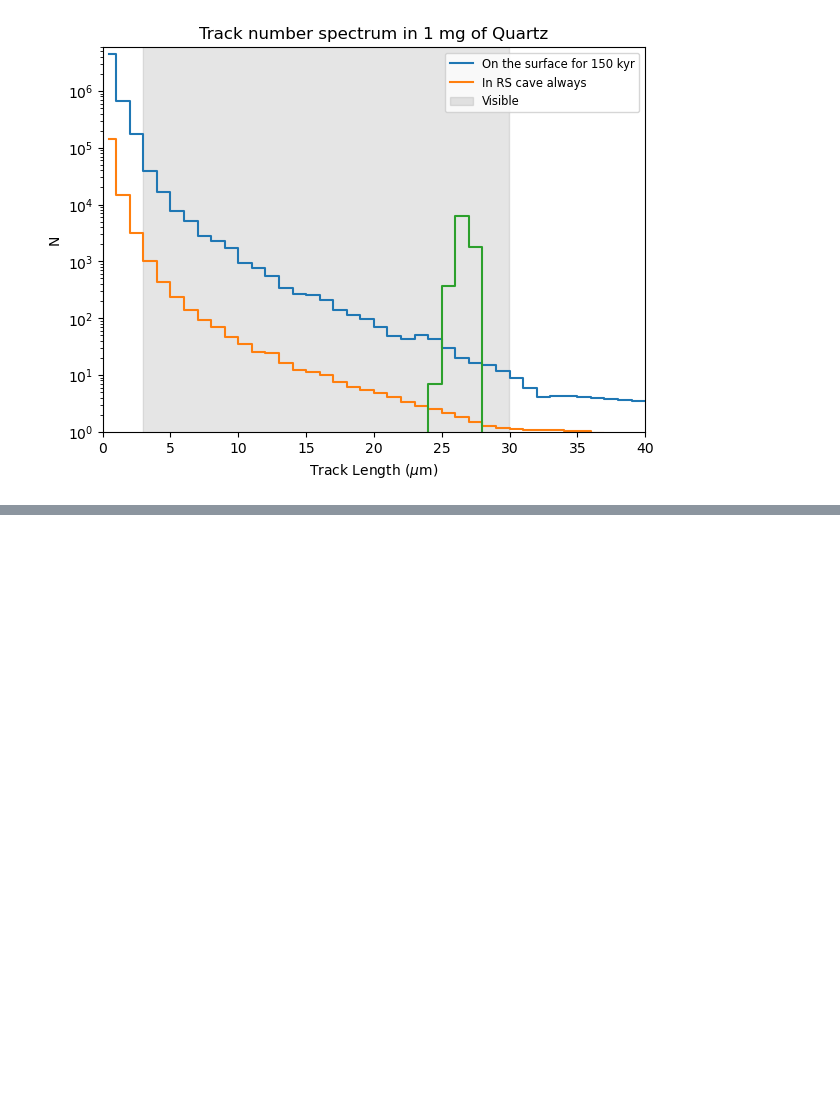
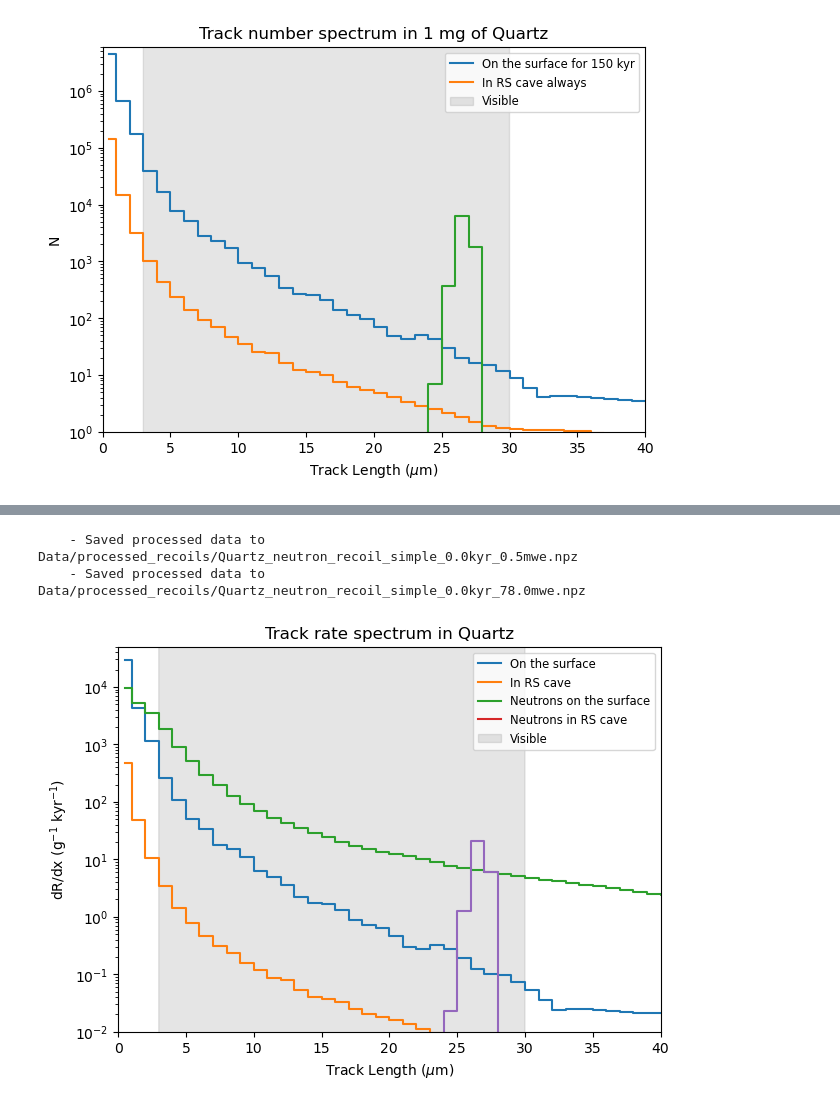
Before and after one commit to cgalelli/PrimusCode, a Jupyter notebook: RSC_analysis.ipynb, the cells around one changed output, grey strips where cells are left out. Drawn from its saved outputs; the diff is of its cells as text; code cells hidden in the pictures; blank space fills up the shorter version.

Commit message:
Partial fix of neutrons

```diff
--- a/RSC_analysis.ipynb
+++ b/RSC_analysis.ipynb
@@ -206,0 +207,10 @@ Expected counts with efficiency: 27897.178359592366 in the "down" scenario, 8583
+# %%
+mineral._interpolate_flux_scenarios(scenario_config_simple, species='neutron')
+
+mineral._load_depth_interpolators(species='neutron')
+
+mineral._process_geant4_data(t_kyr=0.0, scenario_name=scenario_config_simple['name'], energy_bins_gev=CONFIG["geant4_energy_bins_gev"][:90], depth_mwe=0.2 * event_overburden_density_g_cm3, species='neutron')
+mineral._process_geant4_data(t_kyr=0.0, scenario_name=scenario_config_simple['name'], energy_bins_gev=CONFIG["geant4_energy_bins_gev"][:90], depth_mwe=event_overburden_depth * event_overburden_density_g_cm3, species='neutron')
+# %% [output]
+    - Saved processed data to Data/processed_recoils/Quartz_neutron_recoil_simple_0.0kyr_0.5mwe.npz
+    - Saved processed data to Data/processed_recoils/Quartz_neutron_recoil_simple_0.0kyr_78.0mwe.npz
@@ -206,0 +230,37 @@ Expected counts with efficiency: 27897.178359592366 in the "down" scenario, 8583
+# %%
+filepath = './Data/processed_recoils/Quartz_neutron_recoil_simple_0.0kyr_78.0mwe.npz'
+recoil_data = np.load(filepath)
+
+drdx_neut = mineral._convert_recoil_to_track_spectrum(x_bins=x_bins, recoil_data=recoil_data, energy_bins_gev=CONFIG["geant4_energy_bins_gev"][:90], species='mu+')
+
+drdx_up = drdx_neut['total']
+
+cumulative_counts = np.concatenate(([0], np.cumsum(drdx_up * 1e-3 * 1e-3 * np.diff(x_bins))))
+
+cdf_interp = interp1d(x_bins, cumulative_counts, kind='linear', bounds_error=False, fill_value=(0, cumulative_counts[-1]))
+
+neutron_tracks_down = cdf_interp(x_bins[1:]) - cdf_interp(x_bins[:-1])
+# %%
+fig, ax = plt.subplots(figsize=[7, 5])
+
+ax.step(x_mids/1000., tracks_up, label='On the surface', where='mid')
+ax.step(x_mids/1000., tracks_down, label='In RS cave', where='mid')
+ax.step(x_mids/1000., neutron_tracks_up, label='Neutrons on the surface', where='mid')
+ax.step(x_mids/1000., neutron_tracks_down, label='Neutrons in RS cave', where='mid')
+
+ax.step(x_mids/1000., tracks_fission, where='mid')
+
+ax.fill_betweenx(np.arange(0., 1e7, 10), 3., 30., color='grey', alpha=0.2, label='Visible')
+
+ax.set_yscale("log")
+#ax.set_xscale("log")
+ax.set_xlabel(r"Track Length ($\mu$m)")
+ax.set_ylabel(r"dR/dx (g$^{-1}$ kyr$^{-1}$)")
+ax.set_title(f"Track rate spectrum in {mineral_name}")
+ax.set_ylim(1e-2, 5e4)
+ax.set_xlim(0., 40.)
+ax.legend(fontsize='small', loc='upper right')
+plt.savefig("Plots/RSC_drdx.png", dpi=500)
+plt.show()
+# %% [output]
+[figure, added]
```
Also changed, not shown: parts of 9 cells of this notebook, 1 other file.
